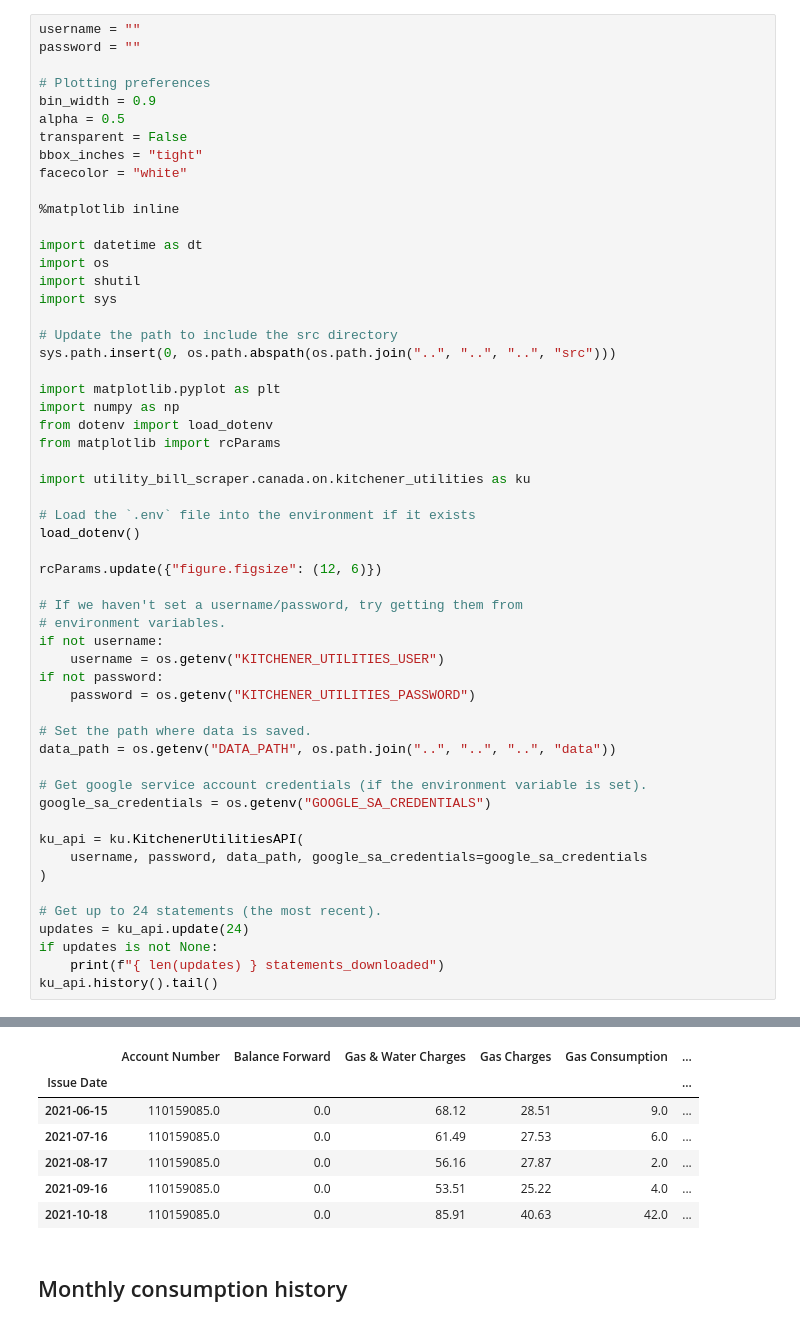
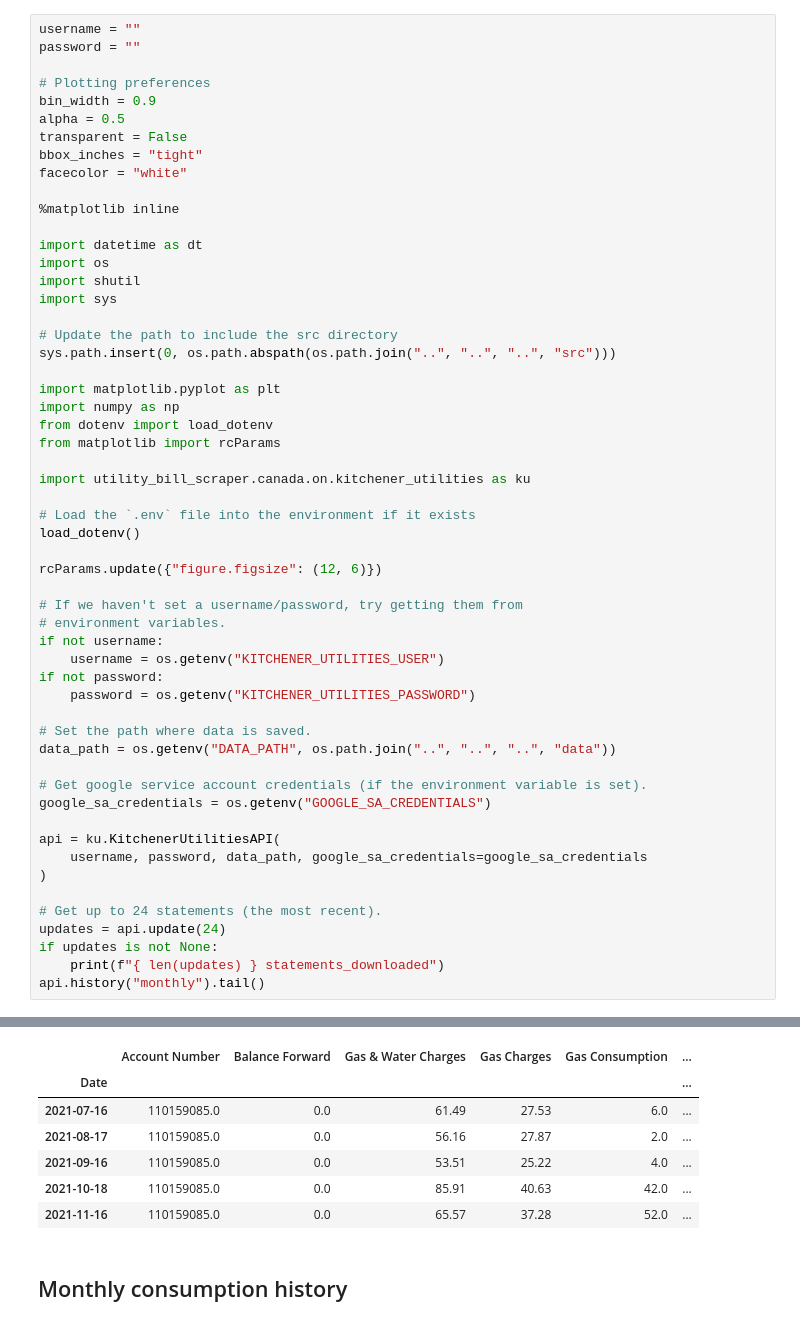
Before and after one commit to ryanfobel/utility-bill-scraper, a Jupyter notebook: notebooks/canada/on/kitchener_utilities.ipynb, the cells around one changed output, grey strips where cells are left out. Drawn from its saved outputs; the diff is of its cells as text.

```diff
--- a/notebooks/canada/on/kitchener_utilities.ipynb
+++ b/notebooks/canada/on/kitchener_utilities.ipynb
@@ -54,13 +54,13 @@ data_path = os.getenv("DATA_PATH", os.path.join("..", "..", "..", "data"))
 # Get google service account credentials (if the environment variable is set).
 google_sa_credentials = os.getenv("GOOGLE_SA_CREDENTIALS")
 
-ku_api = ku.KitchenerUtilitiesAPI(
+api = ku.KitchenerUtilitiesAPI(
     username, password, data_path, google_sa_credentials=google_sa_credentials
 )
 
 # Get up to 24 statements (the most recent).
-updates = ku_api.update(24)
+updates = api.update(24)
 if updates is not None:
     print(f"{ len(updates) } statements_downloaded")
-ku_api.history().tail()
+api.history("monthly").tail()
 # %% [output]
@@ -68,10 +72,10 @@ ku_api.history().tail()
 |  | Account Number | Balance Forward | Gas & Water Charges | Gas Charges | Gas Consumption | ... |
-| Issue Date |  |  |  |  |  | ... |
-| 2021-06-15 | 110159085.0 | 0.0 | 68.12 | 28.51 | 9.0 | ... |
+| Date |  |  |  |  |  | ... |
 | 2021-07-16 | 110159085.0 | 0.0 | 61.49 | 27.53 | 6.0 | ... |
 | 2021-08-17 | 110159085.0 | 0.0 | 56.16 | 27.87 | 2.0 | ... |
 | 2021-09-16 | 110159085.0 | 0.0 | 53.51 | 25.22 | 4.0 | ... |
 | 2021-10-18 | 110159085.0 | 0.0 | 85.91 | 40.63 | 42.0 | ... |
+| 2021-11-16 | 110159085.0 | 0.0 | 65.57 | 37.28 | 52.0 | ... |
 # %% [markdown]
 ## Monthly consumption history
 # %%
```
Also changed, not shown: parts of 6 cells of this notebook, 19 other files.
